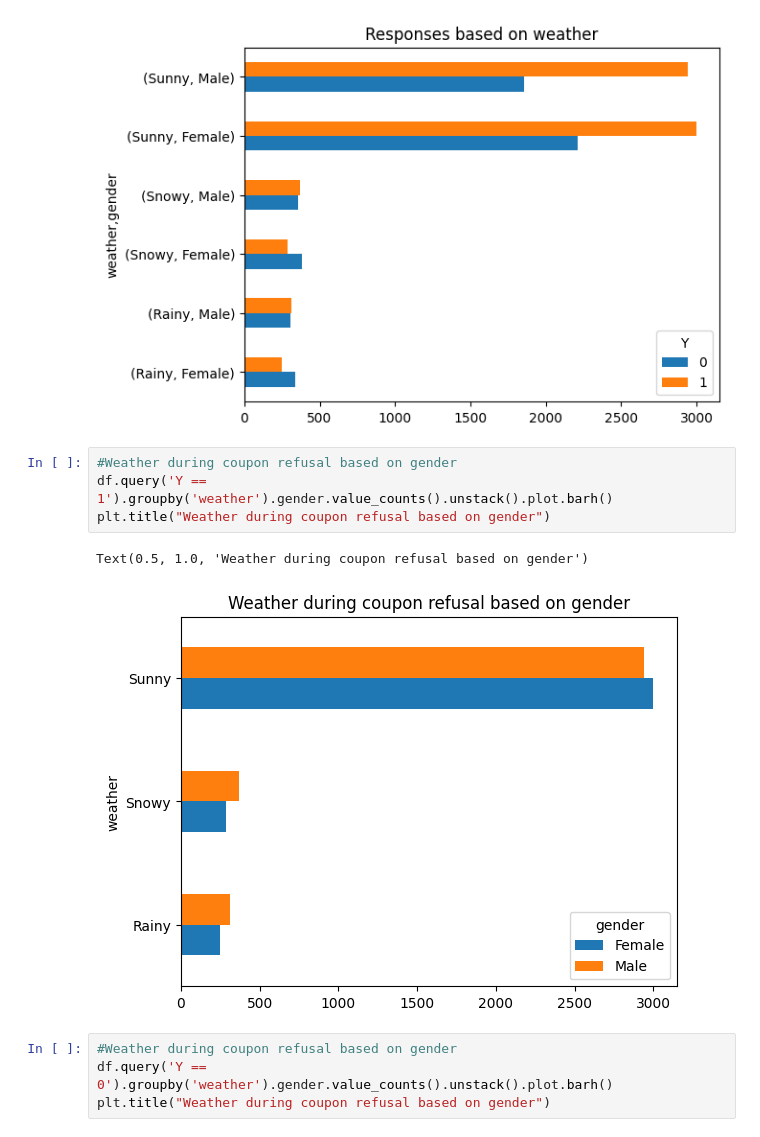
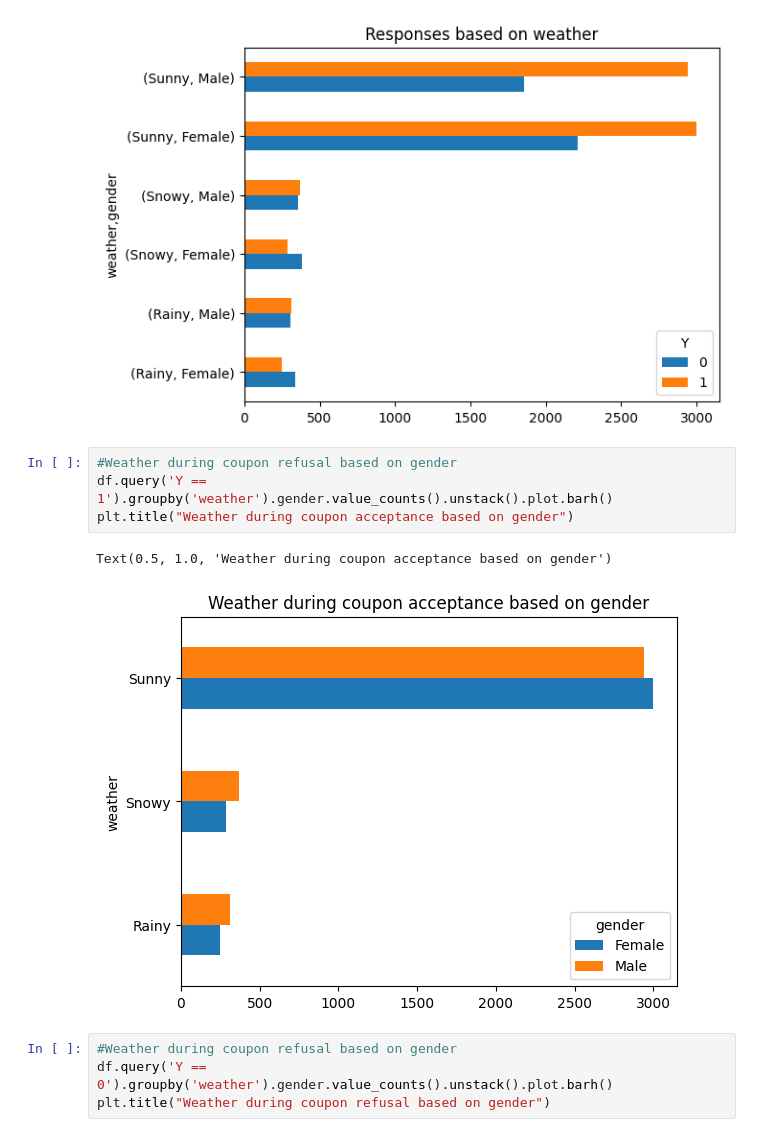
Before and after one commit to yoda-aus/driver-coupons, a Jupyter notebook: driver-coupons.ipynb, the cells around one changed output. Saved outputs shown, nothing was run; the diff lists cells and outputs as text.

```diff
--- a/driver-coupons.ipynb
+++ b/driver-coupons.ipynb
@@ -185,10 +185,10 @@ Text(0.5, 1.0, 'Responses based on weather')
 # %%
 #Weather during coupon refusal based on gender
 df.query('Y == 1').groupby('weather').gender.value_counts().unstack().plot.barh()
-plt.title("Weather during coupon refusal based on gender")
+plt.title("Weather during coupon acceptance based on gender")
 # %% [output]
-Text(0.5, 1.0, 'Weather during coupon refusal based on gender')
+Text(0.5, 1.0, 'Weather during coupon acceptance based on gender')
-[figure, old version]
+[figure, new version]
 # %%
 #Weather during coupon refusal based on gender
 df.query('Y == 0').groupby('weather').gender.value_counts().unstack().plot.barh()
```
